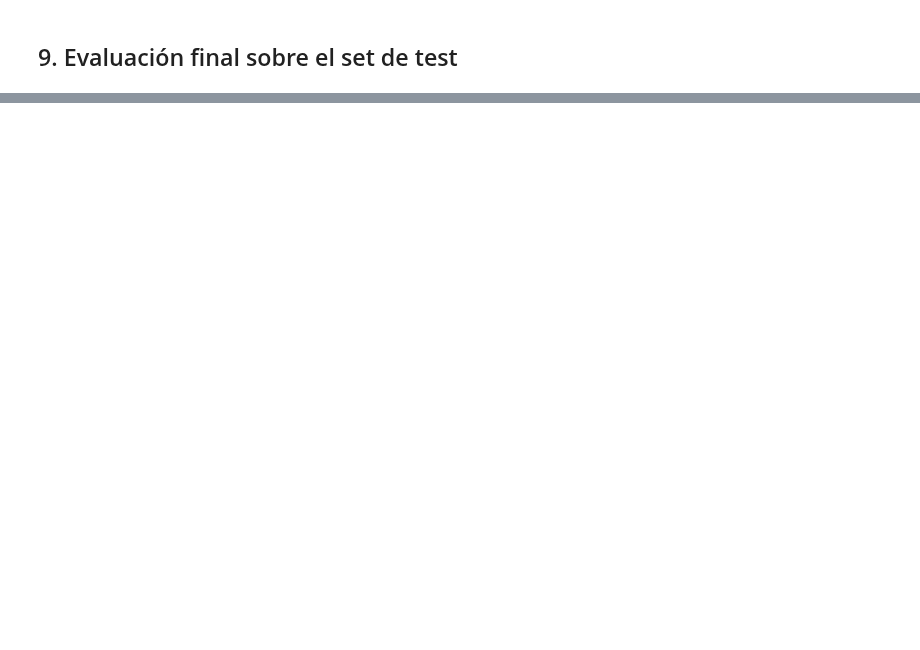
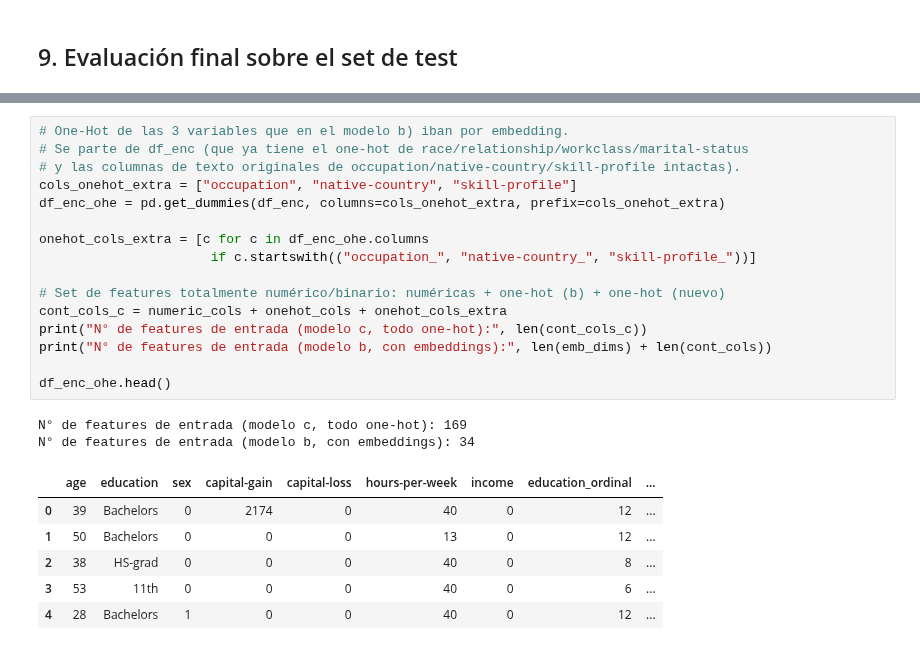
Before and after one commit to manuel-dieguezw/CEIA, a Jupyter notebook: AP/TP2/TP2.ipynb, the cells around one changed output, grey strips where cells are left out. Drawn from its saved outputs; the diff is of its cells as text; blank space fills up the shorter version.

```diff
--- a/AP/TP2/TP2.ipynb
+++ b/AP/TP2/TP2.ipynb
@@ -746,0 +759,25 @@ plt.show()
+# %%
+# One-Hot de las 3 variables que en el modelo b) iban por embedding.
+# Se parte de df_enc (que ya tiene el one-hot de race/relationship/workclass/marital-status
+# y las columnas de texto originales de occupation/native-country/skill-profile intactas).
+cols_onehot_extra = ["occupation", "native-country", "skill-profile"]
+df_enc_ohe = pd.get_dummies(df_enc, columns=cols_onehot_extra, prefix=cols_onehot_extra)
+
+onehot_cols_extra = [c for c in df_enc_ohe.columns
+                      if c.startswith(("occupation_", "native-country_", "skill-profile_"))]
+
+# Set de features totalmente numérico/binario: numéricas + one-hot (b) + one-hot (nuevo)
+cont_cols_c = numeric_cols + onehot_cols + onehot_cols_extra
+print("N° de features de entrada (modelo c, todo one-hot):", len(cont_cols_c))
+print("N° de features de entrada (modelo b, con embeddings):", len(emb_dims) + len(cont_cols))
+
+df_enc_ohe.head()
+# %% [output]
+N° de features de entrada (modelo c, todo one-hot): 169
+N° de features de entrada (modelo b, con embeddings): 34
+|  | age | education | sex | capital-gain | capital-loss | hours-per-week | income | education_ordinal | ... |
+| 0 | 39 | Bachelors | 0 | 2174 | 0 | 40 | 0 | 12 | ... |
+| 1 | 50 | Bachelors | 0 | 0 | 0 | 13 | 0 | 12 | ... |
+| 2 | 38 | HS-grad | 0 | 0 | 0 | 40 | 0 | 8 | ... |
+| 3 | 53 | 11th | 0 | 0 | 0 | 40 | 0 | 6 | ... |
+| 4 | 28 | Bachelors | 1 | 0 | 0 | 40 | 0 | 12 | ... |
```
Also changed, not shown: parts of 21 cells of this notebook.
